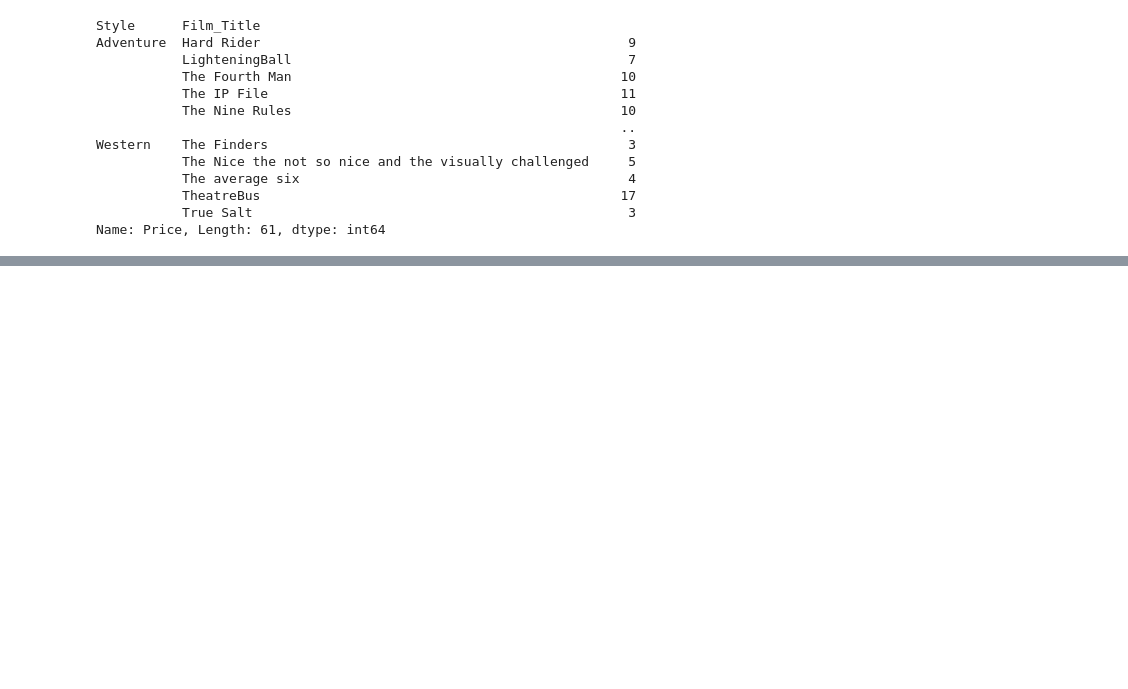
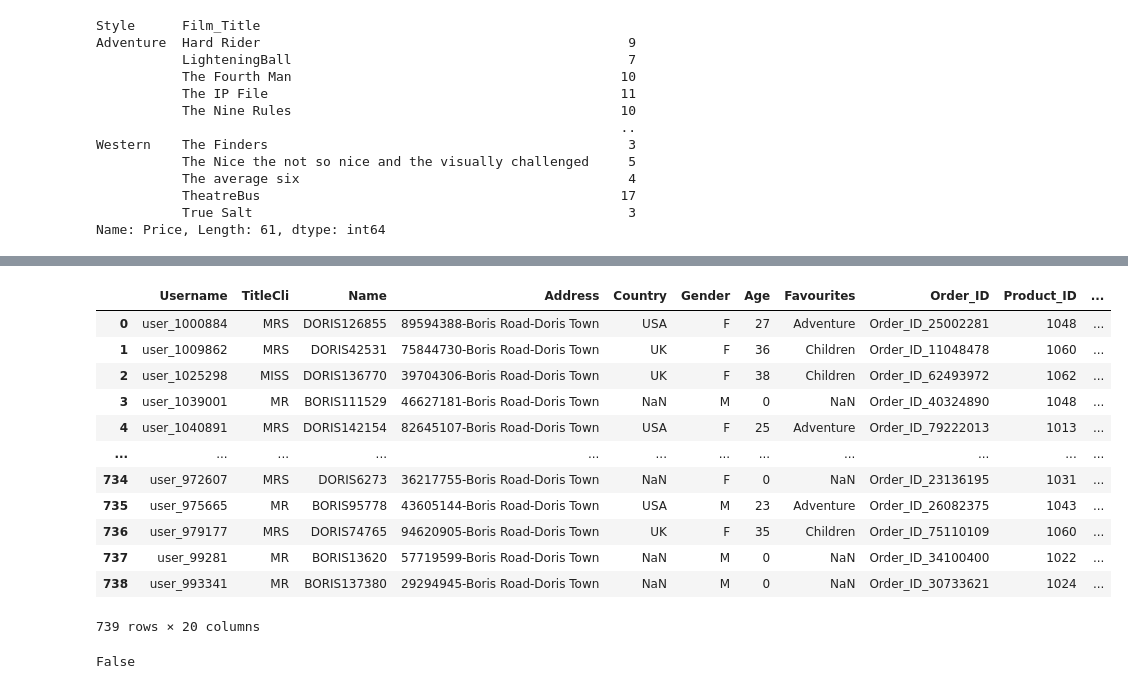
Before and after one commit to tassiogomes/MINDD-ISEP, a Jupyter notebook: MINDD_PL02.ipynb, the cells around one changed output, grey strips where cells are left out. Cells and saved outputs as stored; diff of their text form; code cells hidden in the pictures; blank space fills up the shorter version.

```diff
--- a/MINDD_PL02.ipynb
+++ b/MINDD_PL02.ipynb
@@ -509,0 +607,30 @@ Name: Price, Length: 61, dtype: int64
+# %%
+conditions = [
+(df['Age'] < 20),
+(df['Age'] >= 20) & (df['Age'] < 40),
+(df['Age'] >= 40) & (df['Age'] < 60),
+(df['Age'] >= 60)
+]
+values = ['<20 years old', '20-39 years old', '40-59 years old', '60+ years old']
+df['Age Group'] = np.select(conditions, values)
+df
+# %% [output]
+|  | Username | TitleCli | Name | Address | Country | Gender | Age | Favourites | Order_ID | Product_ID | ... |
+| 0 | user_1000884 | MRS | DORIS126855 | 89594388-Boris Road-Doris Town | USA | F | 27 | Adventure | Order_ID_25002281 | 1048 | ... |
+| 1 | user_1009862 | MRS | DORIS42531 | 75844730-Boris Road-Doris Town | UK | F | 36 | Children | Order_ID_11048478 | 1060 | ... |
+| 2 | user_1025298 | MISS | DORIS136770 | 39704306-Boris Road-Doris Town | UK | F | 38 | Children | Order_ID_62493972 | 1062 | ... |
+| 3 | user_1039001 | MR | BORIS111529 | 46627181-Boris Road-Doris Town | NaN | M | 0 | NaN | Order_ID_40324890 | 1048 | ... |
+| 4 | user_1040891 | MRS | DORIS142154 | 82645107-Boris Road-Doris Town | USA | F | 25 | Adventure | Order_ID_79222013 | 1013 | ... |
+| ... | ... | ... | ... | ... | ... | ... | ... | ... | ... | ... | ... |
+| 734 | user_972607 | MRS | DORIS6273 | 36217755-Boris Road-Doris Town | NaN | F | 0 | NaN | Order_ID_23136195 | 1031 | ... |
+| 735 | user_975665 | MR | BORIS95778 | 43605144-Boris Road-Doris Town | USA | M | 23 | Adventure | Order_ID_26082375 | 1043 | ... |
+| 736 | user_979177 | MRS | DORIS74765 | 94620905-Boris Road-Doris Town | UK | F | 35 | Children | Order_ID_75110109 | 1060 | ... |
+| 737 | user_99281 | MR | BORIS13620 | 57719599-Boris Road-Doris Town | NaN | M | 0 | NaN | Order_ID_34100400 | 1022 | ... |
+| 738 | user_993341 | MR | BORIS137380 | 29294945-Boris Road-Doris Town | NaN | M | 0 | NaN | Order_ID_30733621 | 1024 | ... |
+739 rows × 20 columns
+# %%
+registered_customers_df = df[df['Username'] == True]  # Substitua 'IsRegistered' pela coluna relevante em seu DataFrame
+has_null = df['Username'].isnull().any()
+has_null
+# %% [output]
+False
```
Also changed, not shown: parts of 10 cells of this notebook.
